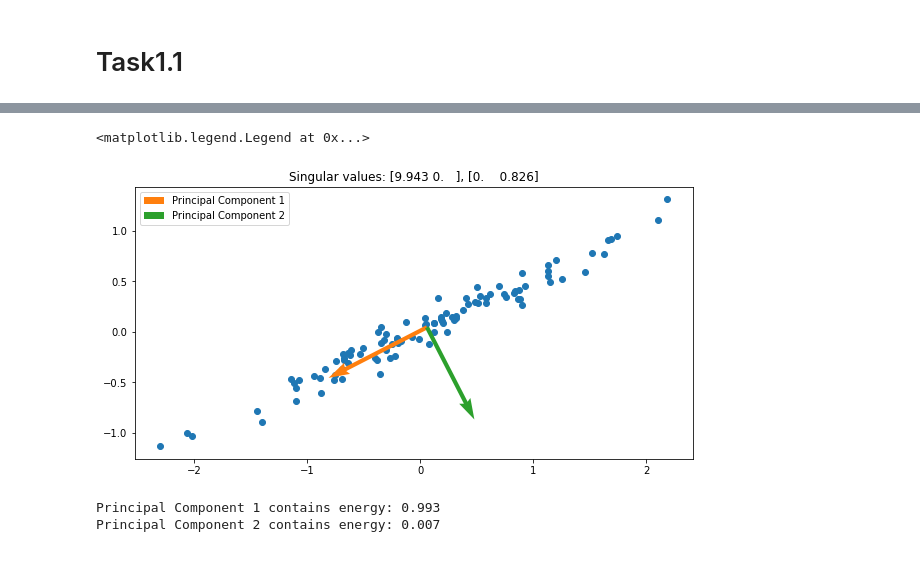
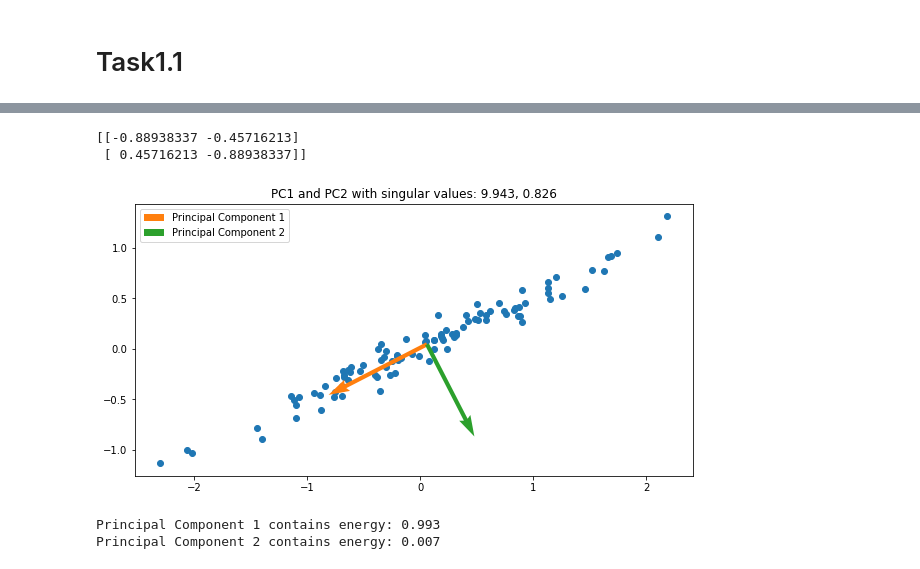
Before and after one commit to ge96rox/MLCMS04, a Jupyter notebook: task1.ipynb, the cells around one changed output, grey strips where cells are left out. Saved outputs shown, nothing was run; the diff lists cells and outputs as text; code cells hidden in the pictures.

```diff
--- a/task1.ipynb
+++ b/task1.ipynb
@@ -30,20 +29,22 @@ Text(0, 0.5, 'f(x)')
 # %%
 u,s,vh,s_truncated = pca(pca_dataset)
 m = pca_dataset.mean(axis=0)
 
 fig = plt.figure(figsize=(10,5))
 ax = fig.add_subplot()
 ax.scatter(pca_dataset.T[0],pca_dataset.T[1])
+print(vh)
 for i,pc in enumerate(vh):
     ax.quiver(m[0], m[1], pc[0], pc[1], label="Principal Component {0}".format(i+1),
               color=f"C{i + 1}",scale_units='xy', scale=1)
 
-ax.set_title("Singular values: {0}, {1}".format(np.round(s[0],3),np.round(s[1],3)))
+ax.set_title("PC1 and PC2 with singular values: {0}, {1}".format(np.round(s[0][0],3),np.round(s[1][1],3)))
 plt.legend()
-#fig.savefig("figure/task1-2.png")
+fig.savefig("figure/task1-2.png")
 # %% [output]
-<matplotlib.legend.Legend at 0x...>
+[[-0.88938337 -0.45716213]
+ [ 0.45716213 -0.88938337]]
-[figure, old version]
+[figure, new version]
 # %%
 print("Principal Component 1 contains energy: " + str(np.round(pca_energy(pca_dataset)[0],3)))
 print("Principal Component 2 contains energy: " + str(np.round(pca_energy(pca_dataset)[1],3)))
```
Also changed, not shown: parts of 6 cells of this notebook, 8 other files.
